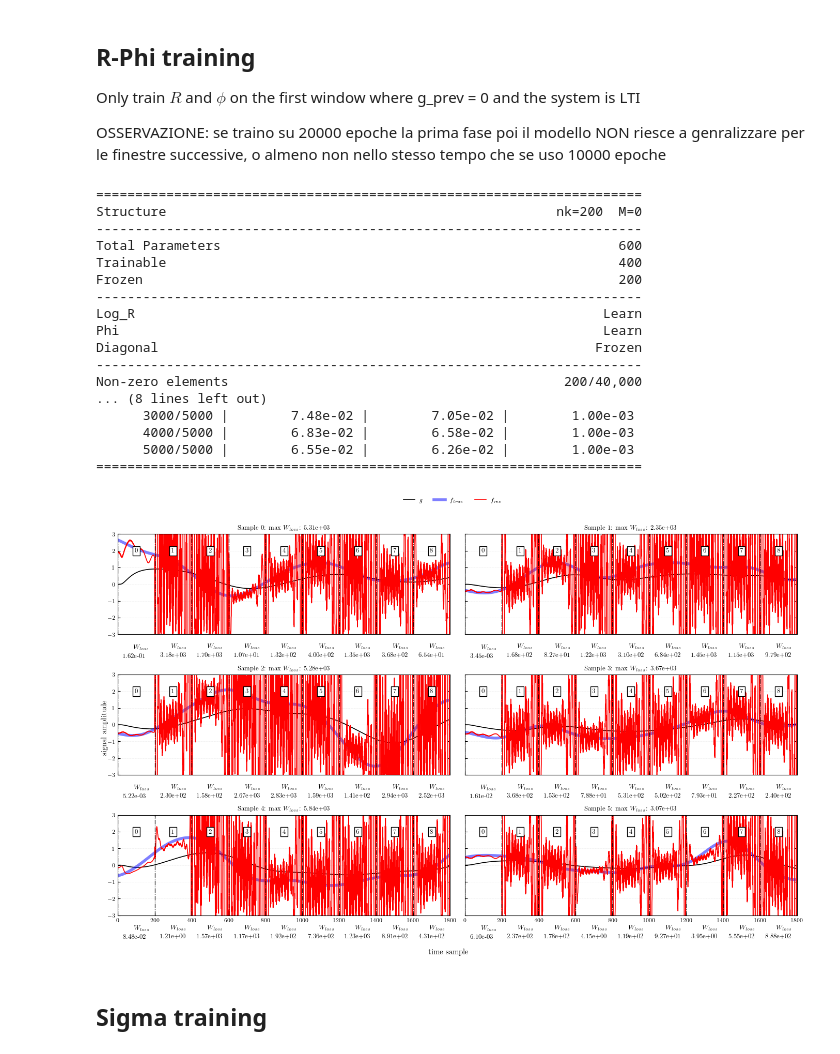
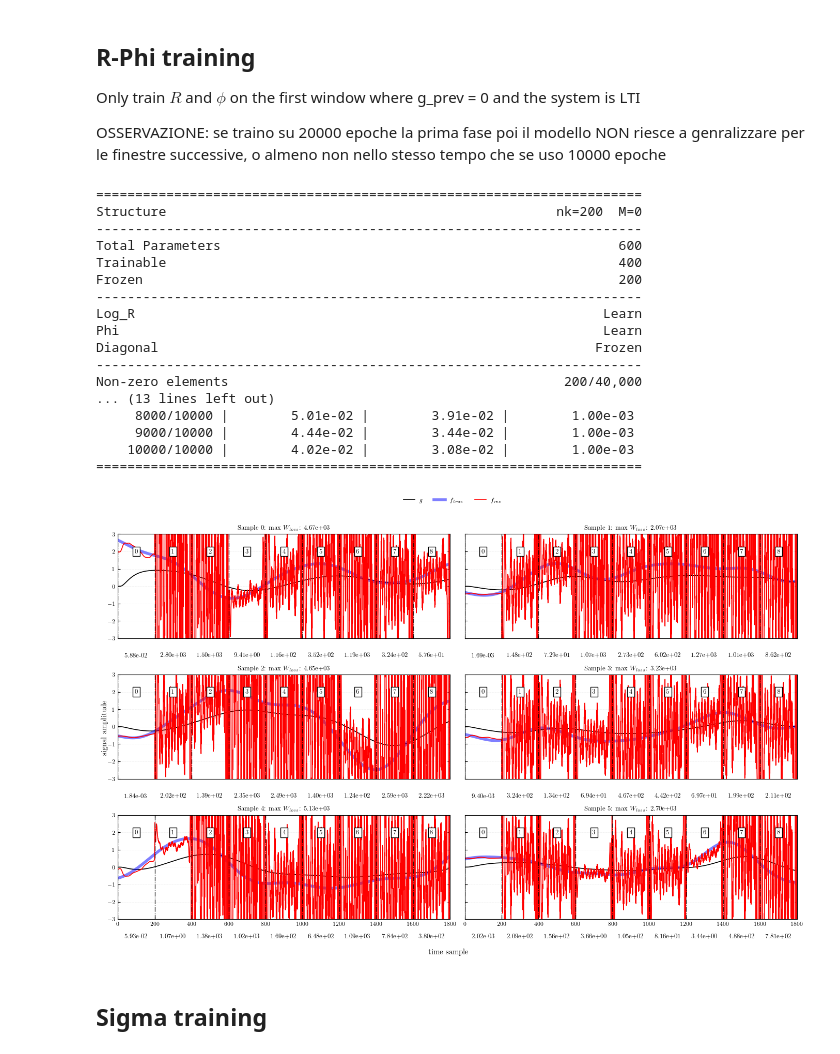
Before and after one commit to Sparisi01/RPM_implementation, a Jupyter notebook: tikhonov_learned_window.ipynb, the cells around one changed output. Saved outputs shown, nothing was run; the diff lists cells and outputs as text; code cells hidden in the pictures.

```diff
--- a/tikhonov_learned_window.ipynb
+++ b/tikhonov_learned_window.ipynb
@@ -219,7 +146,7 @@ DATASET_CODE    = "w50/"
 H5_PATH         =  f"dataset/{DATASET_CODE}dataset.h5"
 M               = 0
 W               = 200
-VAL_FRACTION    = 0.5
+VAL_FRACTION    = 0.2
 SEED            = 42
 # %%
 device = "cuda" if torch.cuda.is_available() else "cpu"
@@ -409,6 +336,7 @@ def predict(model, g: torch.Tensor, W: int) -> torch.Tensor:
     return f_pred.squeeze(0) if squeeze else f_pred
 # %%
 def predictions_plot(
+    model       : InverseHeatModel,
     g_val       : torch.Tensor,
     f_val       : torch.Tensor,
     W           : int,
@@ -458,7 +386,13 @@ def predictions_plot(
 
         # Plot windows separation and windows number
         for j in range(n_windows):
-            loss_array.append(_windowed_loss(model, g_test_w[index:index+1, j:j+1, :], f_test_w[index:index+1, j:j+1, :], loss_function))
+
+            g_cur  = g_test_w[index:index+1, j, :]
+            g_prev = torch.zeros_like(g_cur) if j == 0 else g_test_w[index:index+1, j, :]
+            f_cur  = f_test_w[index:index+1, j, :]
+
+            loss_array.append(window_loss_single(model, g_cur, g_prev, f_cur, loss_function))
+            #loss_array.append(nn.MSELoss(g_test_w[index:index+1, j:j+1, :], f_test_w[index:index+1, j:j+1, :], loss_function))
 
             ax.axvline(W*j, c="k", ls="-.", alpha =0.8, lw=1)
 
@@ -473,7 +407,7 @@ def predictions_plot(
                             edgecolor="black",
                             linewidth=1
                         ))
-                ax.text(W*(j+0.5),min_y -1,rf"$W_{{loss}}$\\{loss_array[j]:.2e}",ha="center",va="center")
+                ax.text(W*(j+0.5),min_y -1,rf"{loss_array[j]:.2e}",ha="center",va="center")
 
         ax.set_xlim([min_index, max_index])
         ax.set_ylim([min_y, max_y])
@@ -523,40 +457,41 @@ if DO_TRAINING:
 
     model.freeze_all()
     model.unfreeze_phi()
     model.unfreeze_R()
     model.summary()
 
     history = train(
         model        = model,
         g_tr_wins    = g_tr_wins[:,[0],:],
         f_tr_wins    = f_tr_wins[:,[0],:],
         g_va_wins    = g_va_wins[:,[0],:],
         f_va_wins    = f_va_wins[:,[0],:],
         n_epochs     = 10000,
         checkpoint_path = f"assets/tikhonov_learned/{DATASET_CODE}best_tikhonov.pt",
-        log_every    = 1000
+        log_every    = 1000,
+        history      = history
     )
 
-predictions_plot(g_val, f_val, W = W, max_window=9)
+predictions_plot(model, g_val, f_val, W = W, max_window=9)
 # %% [output]
 ======================================================================
 Structure                                                  nk=200  M=0
 ----------------------------------------------------------------------
 Total Parameters                                                   600
 Trainable                                                          400
 Frozen                                                             200
 ----------------------------------------------------------------------
 Log_R                                                            Learn
 Phi                                                              Learn
 Diagonal                                                        Frozen
 ----------------------------------------------------------------------
 Non-zero elements                                           200/40,000
-... (8 lines left out)
-      3000/5000 |        7.48e-02 |        7.05e-02 |        1.00e-03
-      4000/5000 |        6.83e-02 |        6.58e-02 |        1.00e-03
-      5000/5000 |        6.55e-02 |        6.26e-02 |        1.00e-03
+... (13 lines left out)
+     8000/10000 |        5.01e-02 |        3.91e-02 |        1.00e-03
+     9000/10000 |        4.44e-02 |        3.44e-02 |        1.00e-03
+    10000/10000 |        4.02e-02 |        3.08e-02 |        1.00e-03
 ======================================================================
-[figure, old version]
+[figure, new version]
 # %% [markdown]
 ## Sigma training
 # %%
```
Also changed, not shown: parts of 9 cells of this notebook, 4 other files.
